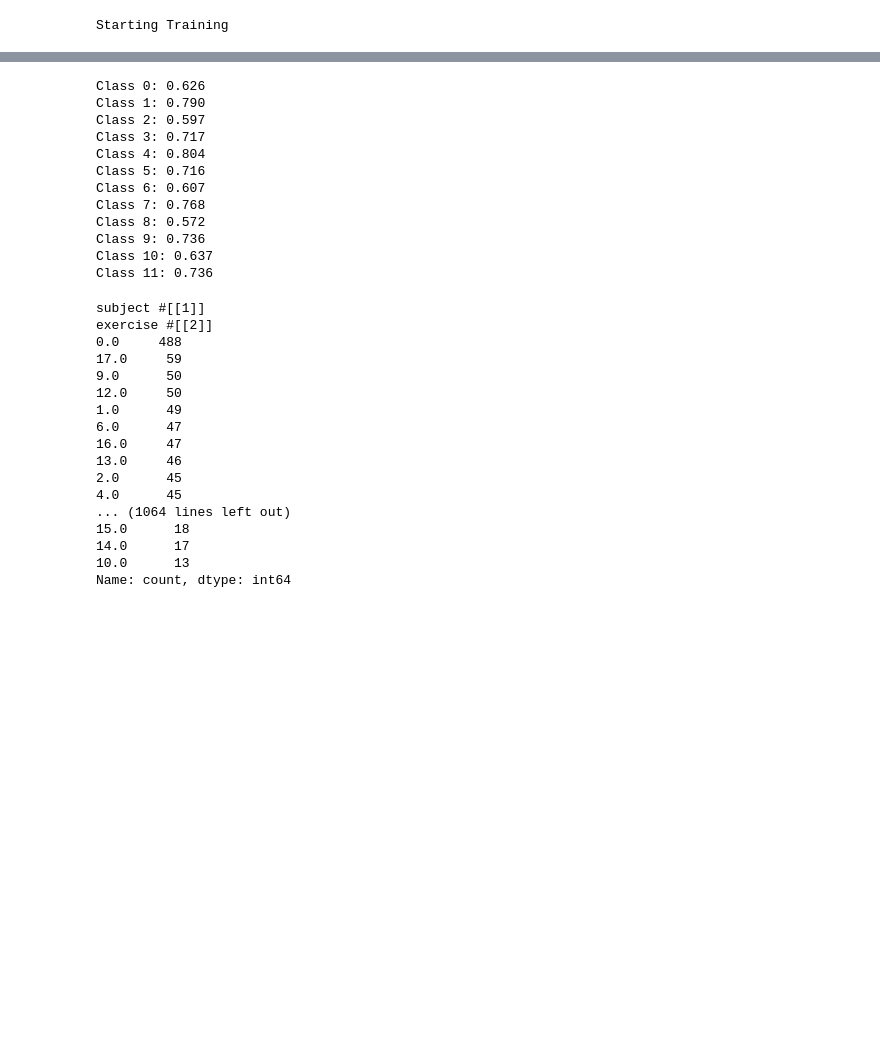
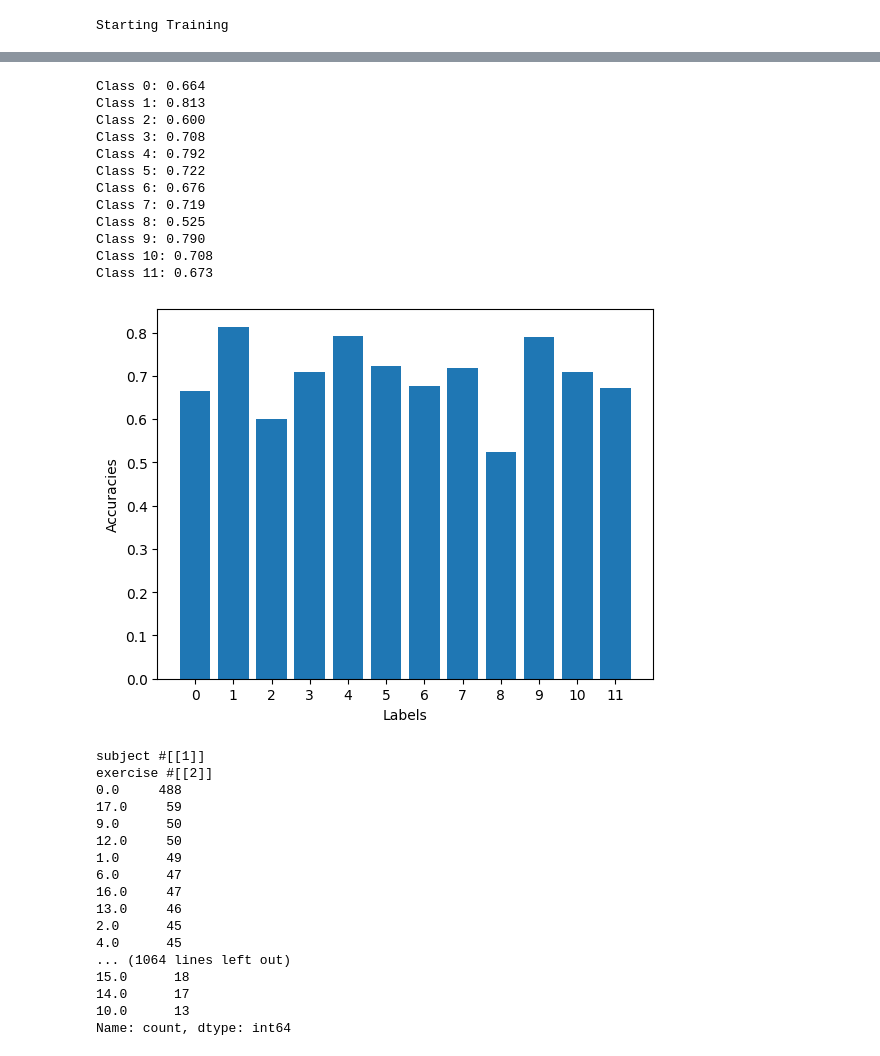
Before and after one commit to Tardigrades3/CMPM118-Winter2026, a Jupyter notebook: continual models/ninaPro_LWF_tiny_drop.ipynb, the cells around one changed output, grey strips where cells are left out. Saved outputs shown, nothing was run; the diff lists cells and outputs as text; code cells hidden in the pictures; blank space fills up the shorter version.

```diff
--- a/continual models/ninaPro_LWF_tiny_drop.ipynb
+++ b/continual models/ninaPro_LWF_tiny_drop.ipynb
@@ -97,21 +97,24 @@ find_accuracy(model, test1_loader, device, loss_func)
 # %%
 
 accs = multi_class_acc_measure(test1_loader, model, device, num_classes=12)
 for i, a in enumerate(accs):
     print(f"Class {i}: {a.item():.3f}")
+plt.tight_layout()
+graph_multilabel_accs(accs.cpu(), "Labels", "Accuracies")
 # %% [output]
-Class 0: 0.626
-Class 1: 0.790
-Class 2: 0.597
-Class 3: 0.717
-Class 4: 0.804
-Class 5: 0.716
-Class 6: 0.607
-Class 7: 0.768
-Class 8: 0.572
-Class 9: 0.736
-Class 10: 0.637
-Class 11: 0.736
+Class 0: 0.664
+Class 1: 0.813
+Class 2: 0.600
+Class 3: 0.708
+Class 4: 0.792
+Class 5: 0.722
+Class 6: 0.676
+Class 7: 0.719
+Class 8: 0.525
+Class 9: 0.790
+Class 10: 0.708
+Class 11: 0.673
+[figure, added]
 # %%
 # CIL / LWF
 
```
Also changed, not shown: parts of 5 cells of this notebook, 18 other files.
